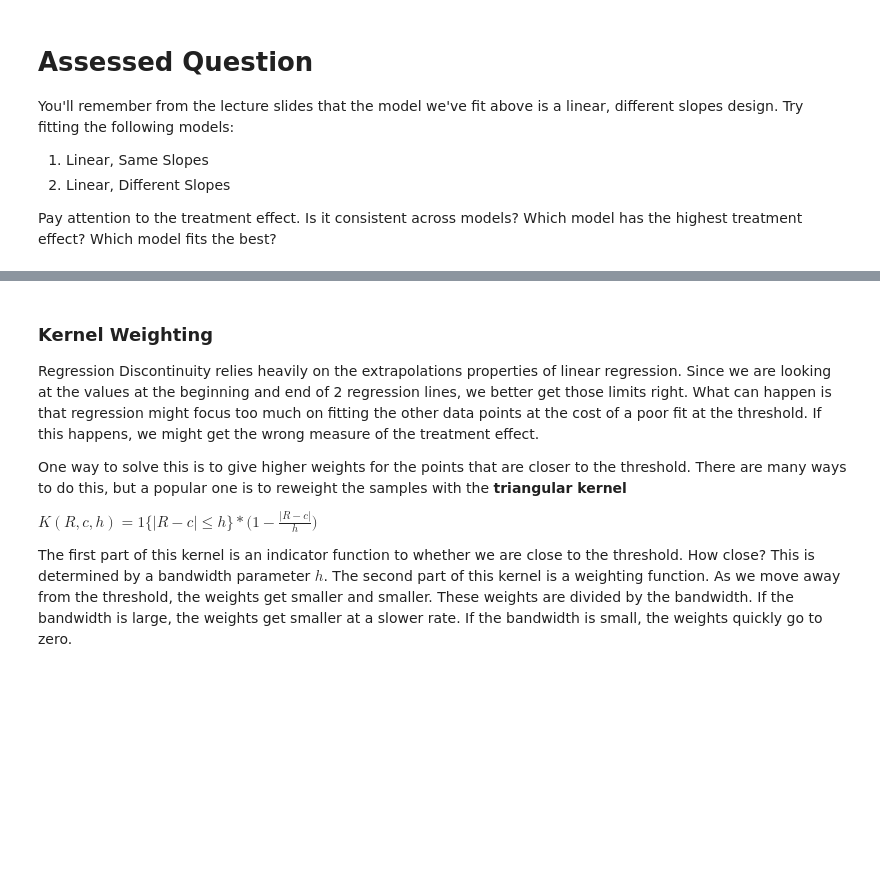
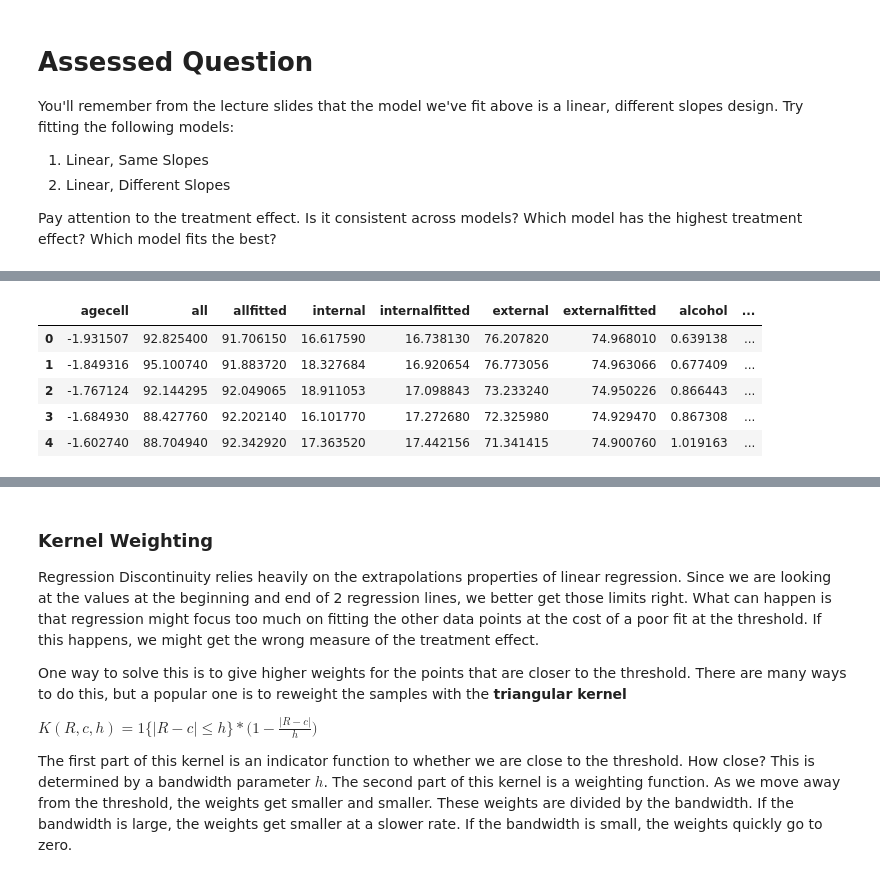
Before and after one commit to Alison339/QM2-1, a Jupyter notebook: notebooks/W09. Regression Discontinuity.ipynb, the cells around one changed output, grey strips where cells are left out. Drawn from its saved outputs; the diff is of its cells as text; code cells hidden in the pictures; blank space fills up the shorter version.

```diff
--- a/notebooks/W09. Regression Discontinuity.ipynb
+++ b/notebooks/W09. Regression Discontinuity.ipynb
@@ -271,0 +247,25 @@ Notes:
+# %%
+import pandas as pd
+import numpy as np
+import matplotlib.pyplot as plt
+import seaborn as sns
+import statsmodels.formula.api as smf
+
+# Load the dataset
+drinking = pd.read_csv("https://storage.googleapis.com/qm2/rdd/drinking.csv")
+
+# Center the agecell variable at the threshold (21 years old)
+drinking["agecell"] -= 21
+
+# Create the threshold variable (1 if age > 21, 0 otherwise)
+drinking["threshold"] = (drinking["agecell"] > 0).astype(int)
+
+# Display the first few rows of the dataset
+drinking.head()
+# %% [output]
+|  | agecell | all | allfitted | internal | internalfitted | external | externalfitted | alcohol | ... |
+| 0 | -1.931507 | 92.825400 | 91.706150 | 16.617590 | 16.738130 | 76.207820 | 74.968010 | 0.639138 | ... |
+| 1 | -1.849316 | 95.100740 | 91.883720 | 18.327684 | 16.920654 | 76.773056 | 74.963066 | 0.677409 | ... |
+| 2 | -1.767124 | 92.144295 | 92.049065 | 18.911053 | 17.098843 | 73.233240 | 74.950226 | 0.866443 | ... |
+| 3 | -1.684930 | 88.427760 | 92.202140 | 16.101770 | 17.272680 | 72.325980 | 74.929470 | 0.867308 | ... |
+| 4 | -1.602740 | 88.704940 | 92.342920 | 17.363520 | 17.442156 | 71.341415 | 74.900760 | 1.019163 | ... |
```
Also changed, not shown: parts of 10 cells of this notebook.
